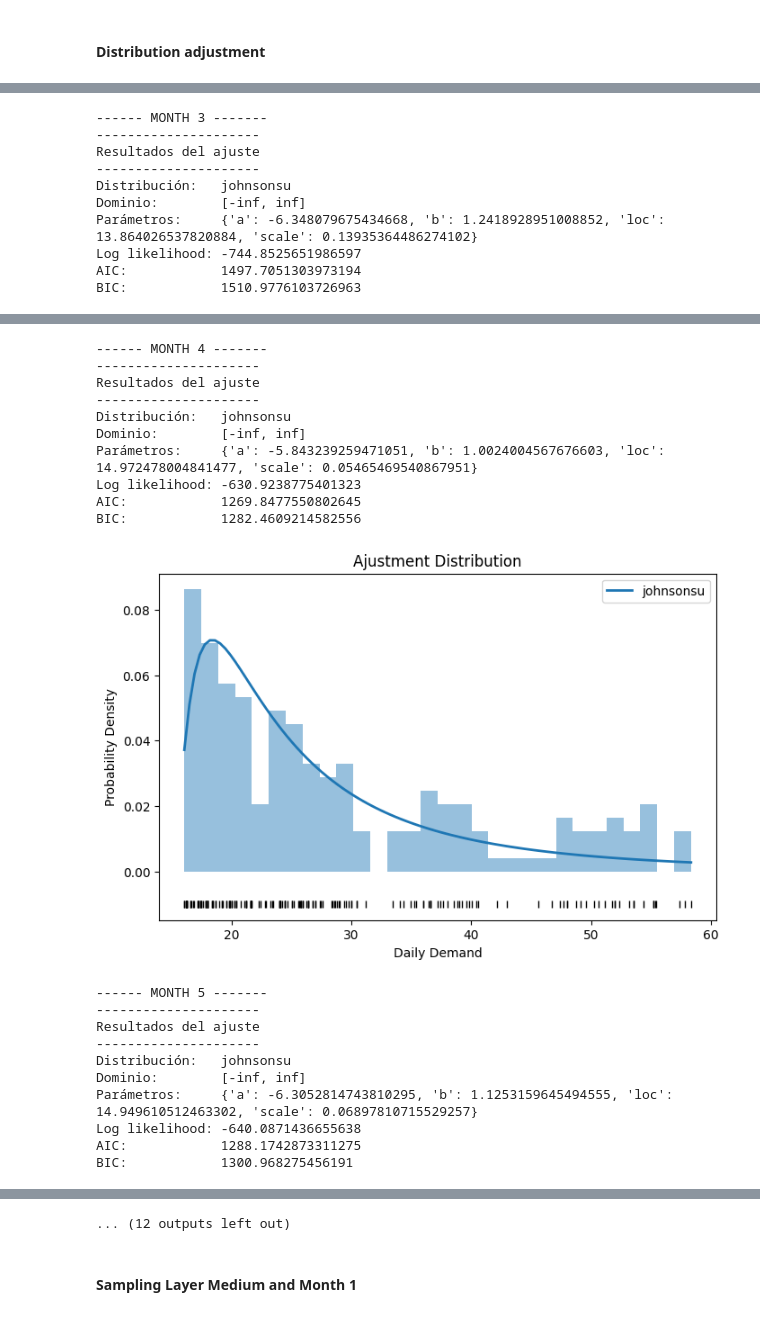
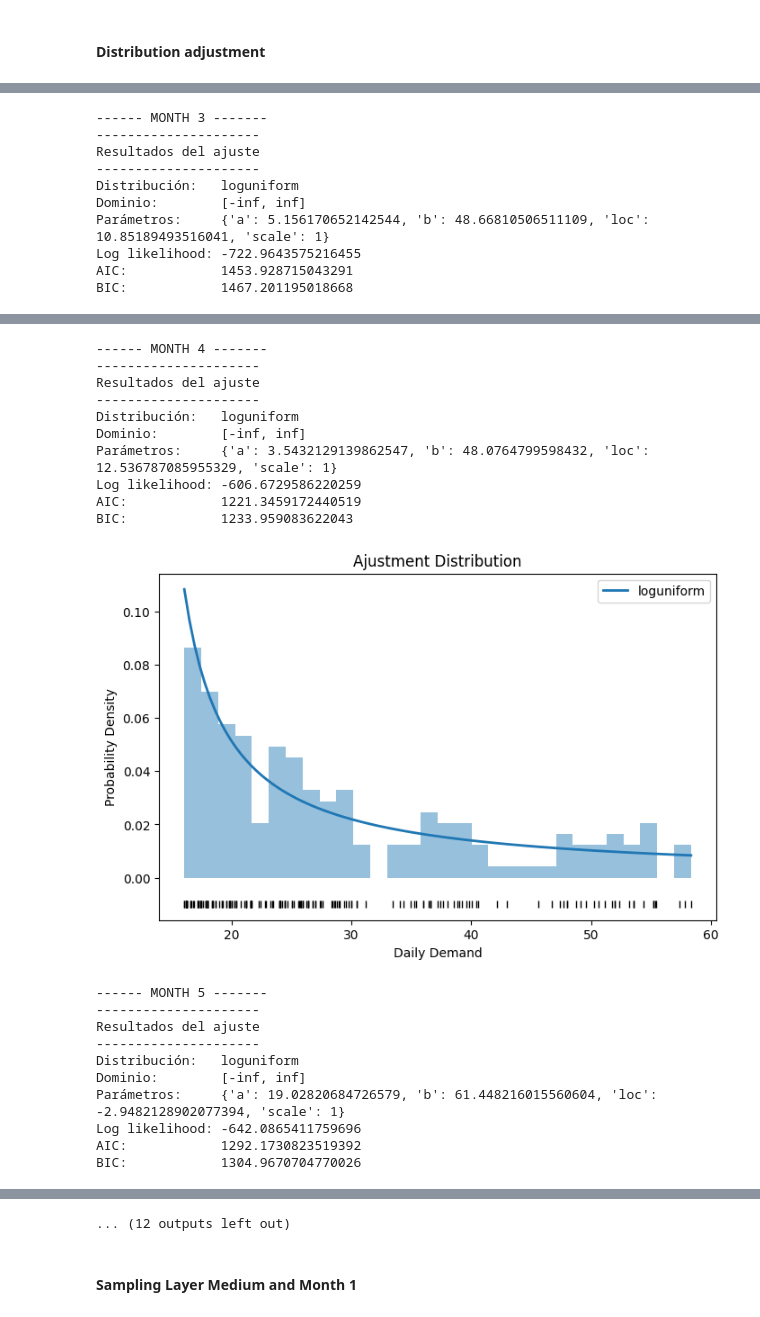
Before and after one commit to PitHurtado/multiperiod-2e, a Jupyter notebook: notebooks/Scenario_Generation/Scenario-Generation-v1.ipynb, the cells around one changed output, grey strips where cells are left out. Cells and saved outputs as stored; diff of their text form; code cells hidden in the pictures.

```diff
--- a/notebooks/Scenario_Generatio/Scenario-Generatio-v1.ipynb
+++ b/notebooks/Scenario_Generation/Scenario-Generation-v1.ipynb
@@ -164,6 +166,8 @@ def comparison_distribution(x, familia='realall', ordenar='aic', verbose=True):
     parametros_ = []
 
     for i, distribucion in enumerate(distribuciones):
+        if i>=100:
+            continue
 
         print(f"{i+1}/{len(distribuciones)} Ajustando distribución: {distribucion.name}")
 
@@ -377,12 +381,13 @@ plt.show()
 # %%
 data_to_adjustment = raw_low.loc[raw_low.month == 1, 'demand']
 # %%
-resultados = comparison_distribution(
+resultados_low = comparison_distribution(
                 x=data_to_adjustment.to_numpy(),
                 familia='realall',
                 ordenar='aic',
                 verbose=False
             )
+resultados_low
 # %% [output]
 1/32 Ajustando distribución: cauchy
 2/32 Ajustando distribución: crystalball
@@ -408,7 +430,7 @@ for month in range(1,13):
     fig, ax = plt.subplots(figsize=(8,5))
     plot_distribution(
         x=data.to_numpy(),
-        nombre_distribucion=resultados['distribucion'][3],
+        nombre_distribucion=resultados_low['distribucion'][3],
         ax=ax
     )
     plt.show()
@@ -528,12 +553,13 @@ plt.show()
 # %%
 data_to_adjustment = raw_medium.loc[raw_medium.month == 1, 'demand']
 # %%
-resultados = comparison_distribution(
+resultados_medium = comparison_distribution(
                 x=data_to_adjustment.to_numpy(),
                 familia='realall',
                 ordenar='aic',
                 verbose=False
             )
+resultados_medium
 # %% [output]
 1/32 Ajustando distribución: cauchy
 2/32 Ajustando distribución: crystalball
@@ -559,7 +602,7 @@ for month in range(1,13):
     fig, ax = plt.subplots(figsize=(8,5))
     plot_distribution(
         x=data.to_numpy(),
-        nombre_distribucion=resultados['distribucion'][10],
+        nombre_distribucion=resultados_medium['distribucion'][1],
         ax=ax
     )
     plt.show()
@@ -590,9 +633,9 @@ BIC:            1099.169861643847
 ---------------------
 Resultados del ajuste
 ---------------------
-Distribución:   johnsonsu
+Distribución:   loguniform
 Dominio:        [-inf, inf]
-Parámetros:     {'a': -6.348079675434668, 'b': 1.2418928951008852, 'loc': 13.864026537820884, 'scale': 0.13935364486274102}
-Log likelihood: -744.8525651986597
-AIC:            1497.7051303973194
-BIC:            1510.9776103726963
+Parámetros:     {'a': 5.156170652142544, 'b': 48.66810506511109, 'loc': 10.85189493516041, 'scale': 1}
+Log likelihood: -722.9643575216455
+AIC:            1453.928715043291
+BIC:            1467.201195018668
@@ -600,21 +643,21 @@ BIC:            1510.9776103726963
 ------ MONTH 4 -------
 ---------------------
 Resultados del ajuste
 ---------------------
-Distribución:   johnsonsu
+Distribución:   loguniform
 Dominio:        [-inf, inf]
-Parámetros:     {'a': -5.843239259471051, 'b': 1.0024004567676603, 'loc': 14.972478004841477, 'scale': 0.05465469540867951}
-Log likelihood: -630.9238775401323
-AIC:            1269.8477550802645
-BIC:            1282.4609214582556
+Parámetros:     {'a': 3.5432129139862547, 'b': 48.0764799598432, 'loc': 12.536787085955329, 'scale': 1}
+Log likelihood: -606.6729586220259
+AIC:            1221.3459172440519
+BIC:            1233.959083622043
-[figure, old version]
+[figure, new version]
 ------ MONTH 5 -------
 ---------------------
 Resultados del ajuste
 ---------------------
-Distribución:   johnsonsu
+Distribución:   loguniform
 Dominio:        [-inf, inf]
-Parámetros:     {'a': -6.3052814743810295, 'b': 1.1253159645494555, 'loc': 14.949610512463302, 'scale': 0.06897810715529257}
-Log likelihood: -640.0871436655638
-AIC:            1288.1742873311275
-BIC:            1300.968275456191
+Parámetros:     {'a': 19.02820684726579, 'b': 61.448216015560604, 'loc': -2.9482128902077394, 'scale': 1}
+Log likelihood: -642.0865411759696
+AIC:            1292.1730823519392
+BIC:            1304.9670704770026
```
Also changed, not shown: parts of 16 cells of this notebook.
